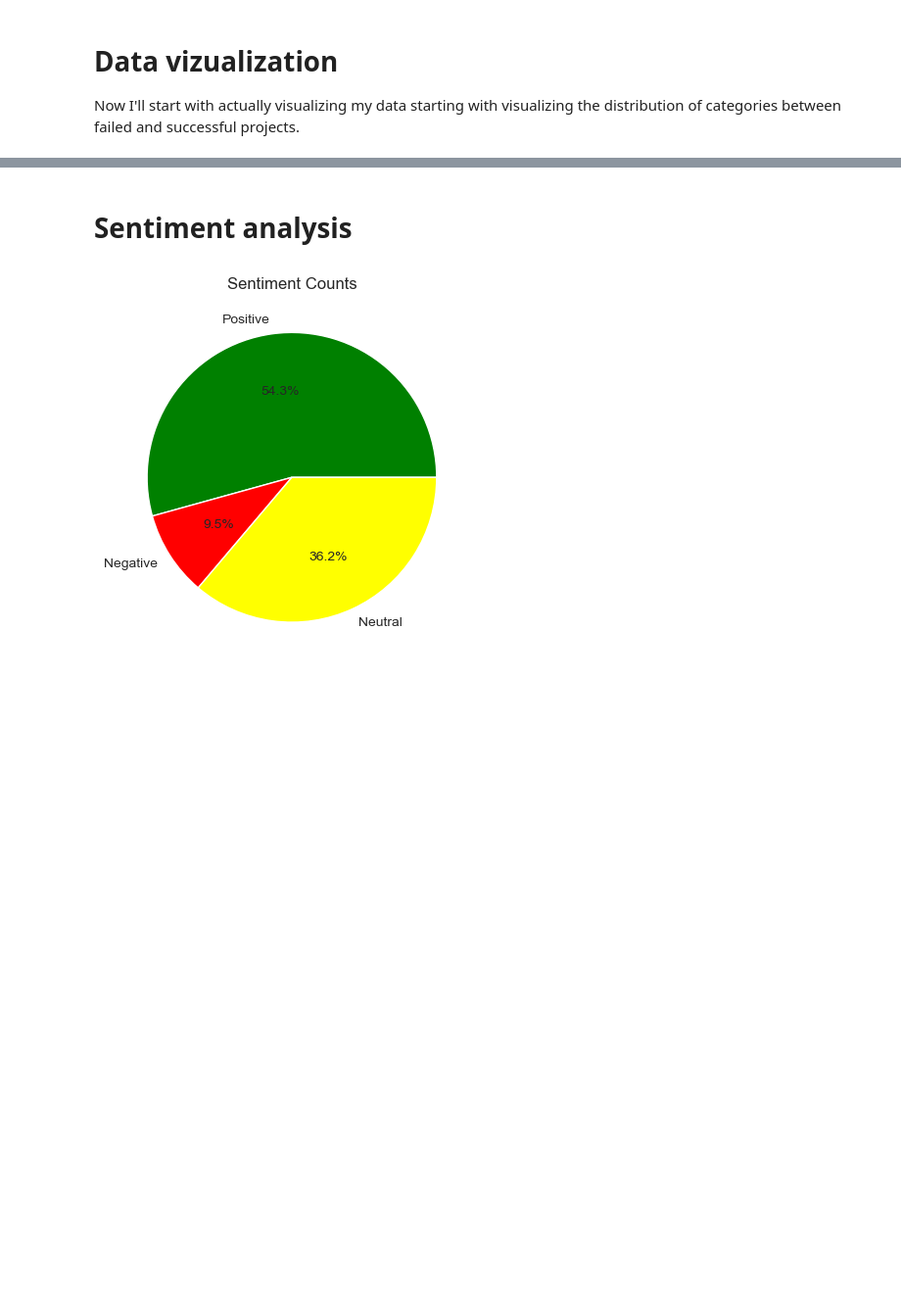
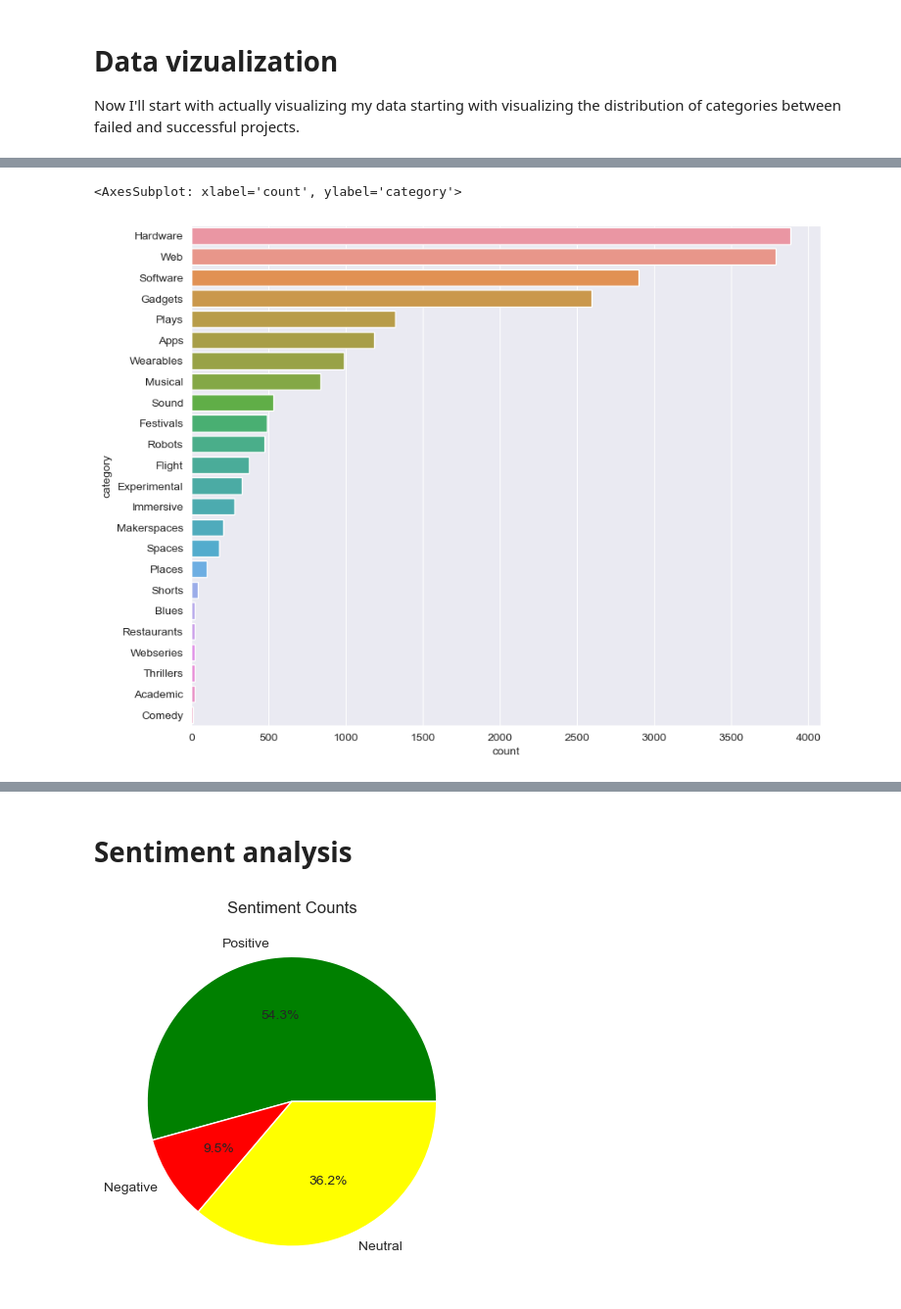
Before and after one commit to WilliamvBijsterveldt/kickstarter-ipynb, a Jupyter notebook: kickstarter_visualization.ipynb, the cells around one changed output, grey strips where cells are left out. Shown: that part at 98% size. Drawn from its saved outputs; the diff is of its cells as text; code cells hidden in the pictures; blank space fills up the shorter version.

```diff
--- a/kickstarter_visualization.ipynb
+++ b/kickstarter_visualization.ipynb
@@ -186,3 +199,13 @@ fig
+# %%
+fig, ax = plt.subplots(figsize = (10, 8))
+
+sns.countplot(
+    y=df.category,
+    order = df['category'].value_counts().index
+)
+# %% [output]
+<AxesSubplot: xlabel='count', ylabel='category'>
+[figure, added]
 # %%
 failed_data = df[df['state'] == 'failed']
 
```
Also changed, not shown: parts of 23 cells of this notebook, 1 other file.
